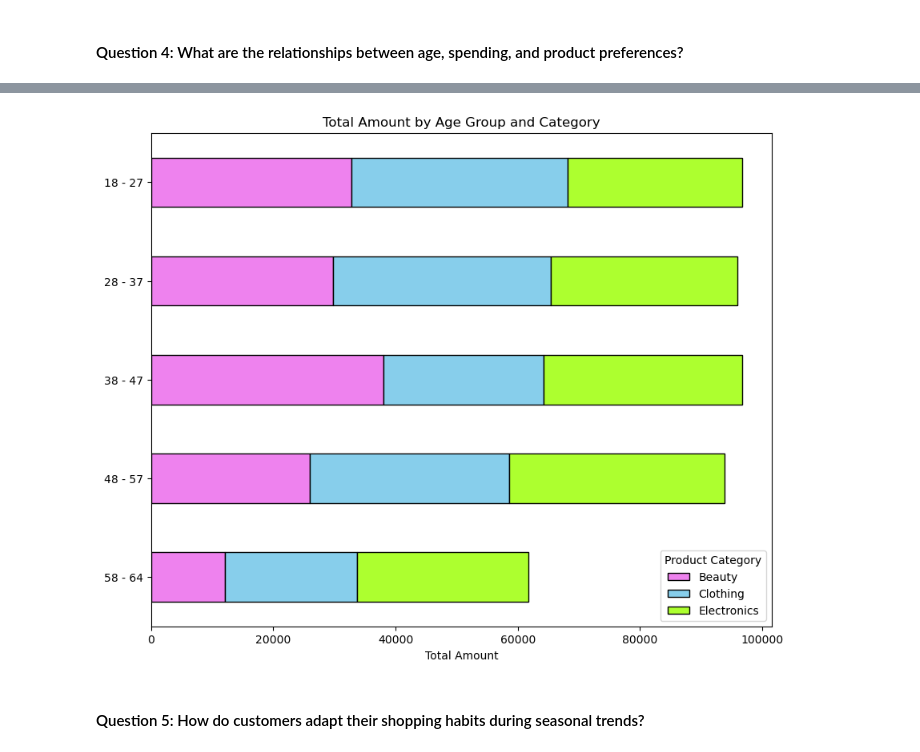
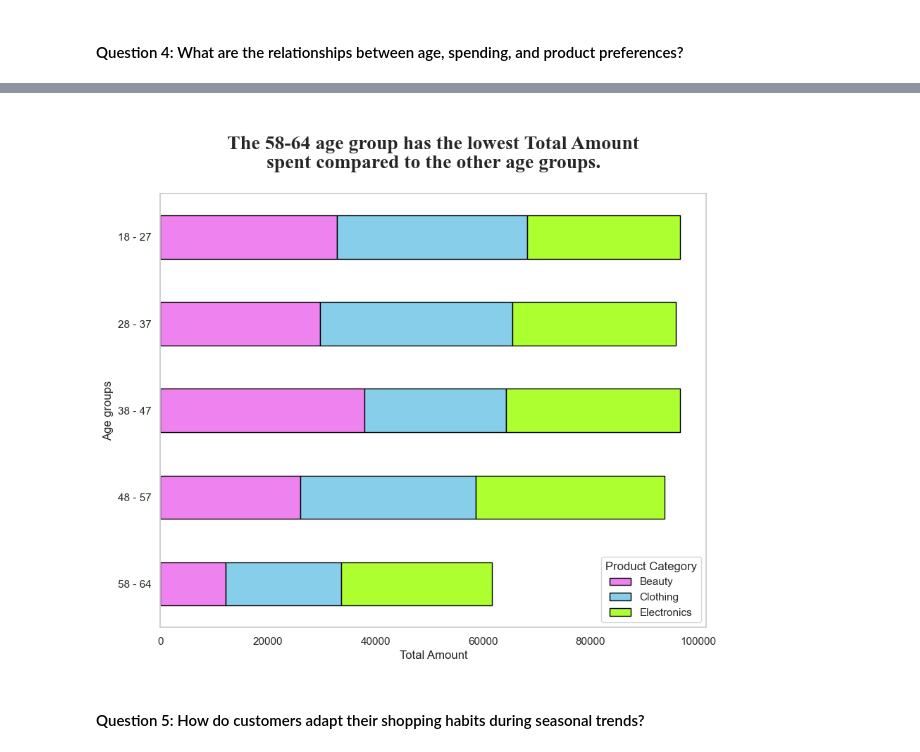
Before and after one commit to Hospoghosyan/Retail_Sales_Analysis, a Jupyter notebook: Retails_sales_analysis.ipynb, the cells around one changed output, grey strips where cells are left out. Cells and saved outputs as stored; diff of their text form; code cells hidden in the pictures.

```diff
--- a/Retails_sales_analysis.ipynb
+++ b/Retails_sales_analysis.ipynb
@@ -344,13 +342,15 @@ plt.show()
 # %%
 cat_age_total.sort_index(ascending=False).plot(kind='barh', stacked=True, figsize=(10, 8), edgecolor='black', color = ['violet','skyblue', 'greenyellow'])
-plt.title('Total Amount by Age Group and Category')
+# plt.title("Total Amount by age groups and product category")
+plt.title('\nТհe 58-64 age group has the lowest Total Amount\nspent compared to the other age groups.\n', fontweight='bold', fontname='Times New Roman', fontsize=20)
 plt.xlabel("Total Amount")
-plt.ylabel("")
+plt.ylabel("Age groups")
+plt.grid(False)
 plt.legend(title = 'Product Category')
 plt.xticks(rotation = 0)
 plt.show()
 # %% [output]
-[figure, old version]
+[figure, new version]
 # %% [markdown]
 #### Question 5: How do customers adapt their shopping habits during seasonal trends?
 # %%
```
Also changed, not shown: parts of 24 cells of this notebook.
